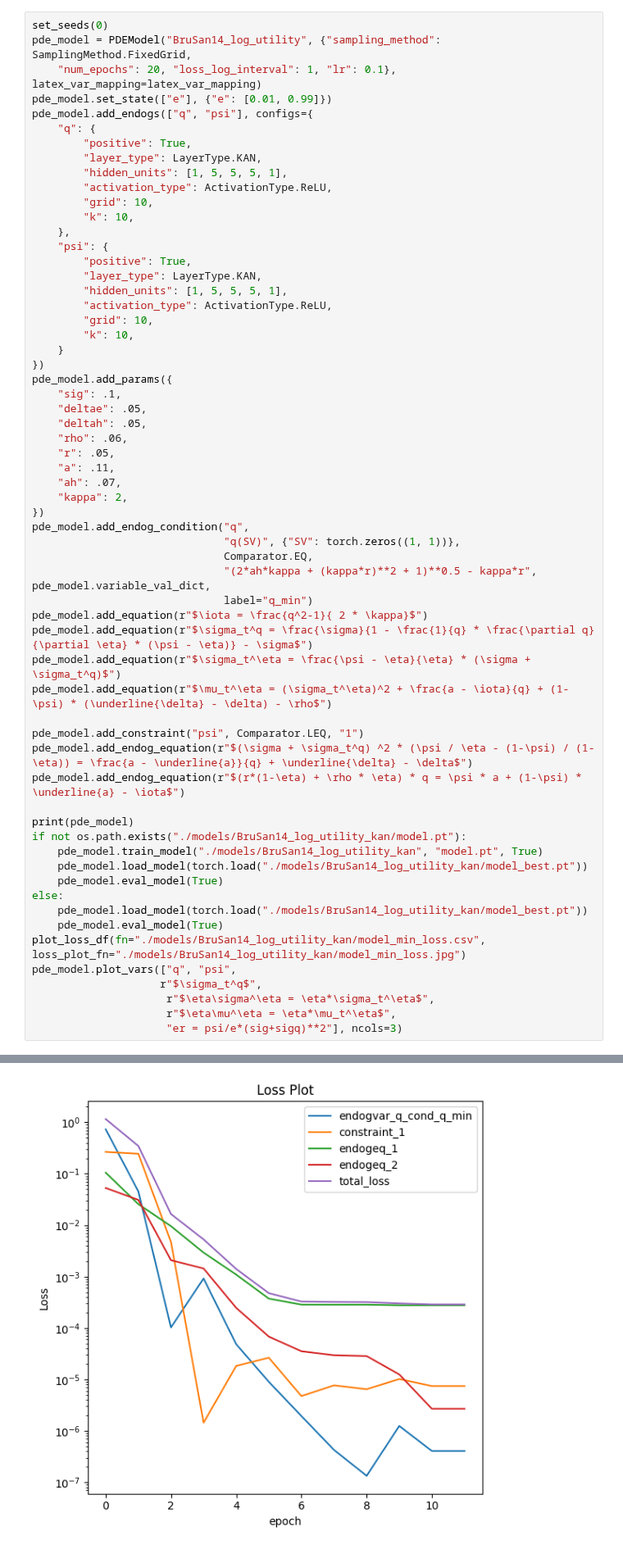
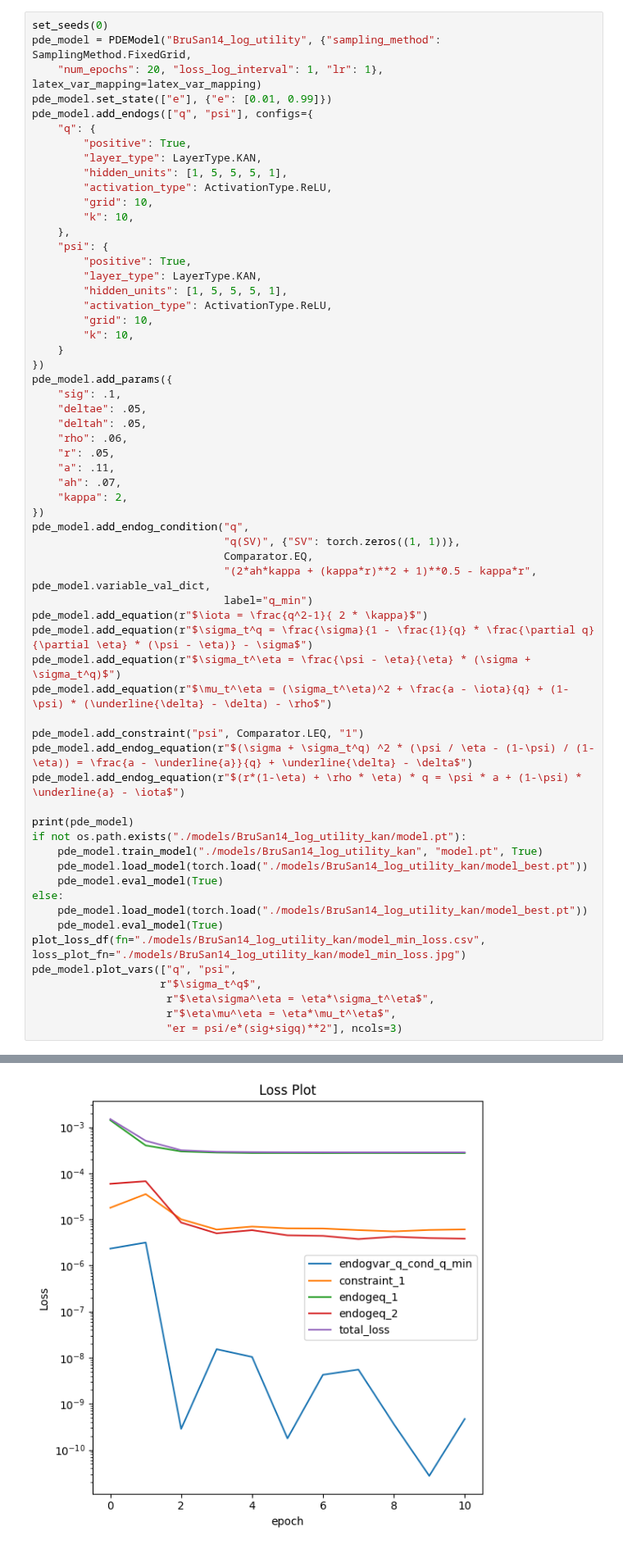
Before and after one commit to rotmanfinhub/deep-macrofin, a Jupyter notebook: examples/pymacrofin_eg/1d_problem_kan.ipynb, the cells around one changed output, grey strips where cells are left out. Shown at 82% size. Saved outputs shown, nothing was run; the diff lists cells and outputs as text.

```diff
--- a/examples/pymacrofin_eg/1d_problem_kan.ipynb
+++ b/examples/pymacrofin_eg/1d_problem_kan.ipynb
@@ -36,7 +36,7 @@ latex_var_mapping = {
 # %%
 set_seeds(0)
 pde_model = PDEModel("BruSan14_log_utility", {"sampling_method": SamplingMethod.FixedGrid,
-    "num_epochs": 20, "loss_log_interval": 1, "lr": 0.1}, latex_var_mapping=latex_var_mapping)
+    "num_epochs": 20, "loss_log_interval": 1, "lr": 1}, latex_var_mapping=latex_var_mapping)
 pde_model.set_state(["e"], {"e": [0.01, 0.99]})
 pde_model.add_endogs(["q", "psi"], configs={
     "q": {
@@ -117,10 +117,10 @@ training finished, total time :: 248.24922728538513
 Best model saved to ./models/BruSan14_log_utility_kan/model_best.pt if valid
 Model saved to ./models/BruSan14_log_utility_kan/model.pt
 Model loaded
 ===================================Evaluating===================================
 loss :: endogvar_q_cond_q_min: 0.0000,
 constraint_1: 0.0000,
 endogeq_1: 0.0003,
 endogeq_2: 0.0000,
 total_loss: 0.0003
-[figure, old version]
+[figure, new version]
```
Also changed, not shown: parts of 1 cell of this notebook, 1 other file.
